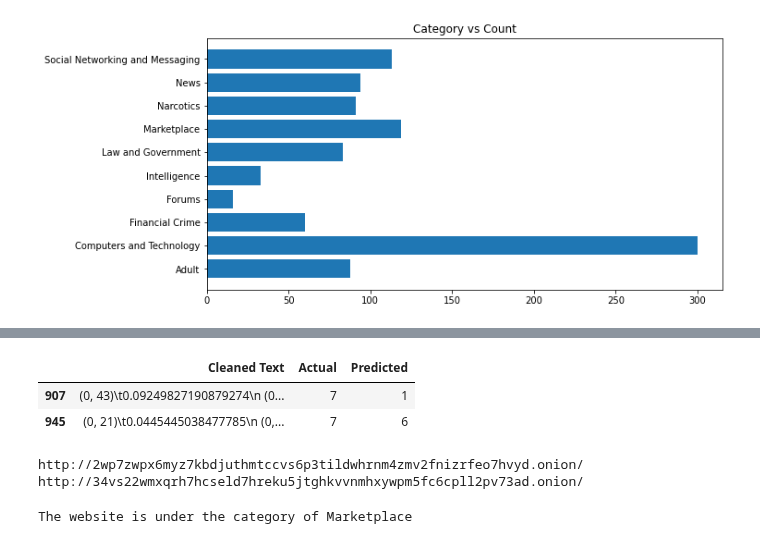
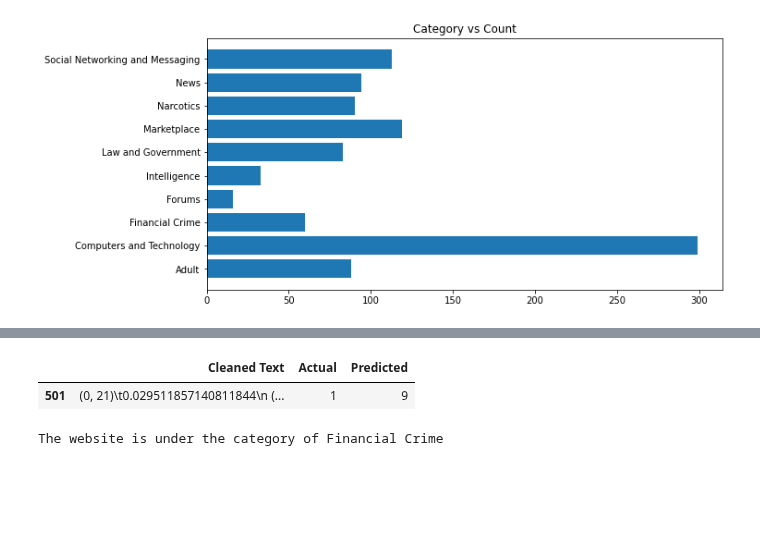
Before and after one commit to Shreyas-hacker/Webpages, a Jupyter notebook: model_MNB/SImple.ipynb, the cells around one changed output, grey strips where cells are left out. Drawn from its saved outputs; the diff is of its cells as text; code cells hidden in the pictures; blank space fills up the shorter version.

```diff
--- a/model_MNB/SImple.ipynb
+++ b/model_MNB/SImple.ipynb
@@ -109,7 +109,7 @@ df['cleaned_website_text'] = df['cleaned_website_text'].apply(lambda x: re.sub(r
 df['cleaned_website_text'] = df['cleaned_website_text'].apply(lambda x: re.sub(r'\s+',' ',x))
 df['cleaned_website_text'] = df['cleaned_website_text'].apply(lambda x: word_tokenize(x))
 df['cleaned_website_text'] = df['cleaned_website_text'].apply(lambda x: [word for word in x if word not in stop_words])
-df['cleaned_website_text'] = df['cleaned_website_text'].apply(lambda x: [word for word in x if len(word)>3])
+df['cleaned_website_text'] = df['cleaned_website_text'].apply(lambda x: [word for word in x if len(word)>2])
 df['cleaned_website_text'] = df['cleaned_website_text'].apply(lambda x: lemmatize_words(x))
 # df['cleaned_website_text'] = df['cleaned_website_text'].apply(lambda x: [lem.lemmatize(word) for word in x])
 df['cleaned_website_text'] = df['cleaned_website_text'].apply(lambda x: ' '.join(x))
@@ -232,7 +232,7 @@ F1 score: 0.9223137227876557
 ----------------------------------
 # %%
 from sklearn.feature_selection import chi2
-k = 5000
+k = 4000
 chi2_selector = SelectKBest(score_func=chi2, k=k)
 
 X_train_selected = chi2_selector.fit_transform(tf_id_train, y_train)
@@ -240,6 +240,6 @@ X_test_selected = chi2_selector.transform(tf_id_test)
 # %%
 # model = MultinomialNB(alpha=0.1)
 # model = SVC(C=10, kernel='linear')
-model = SGDClassifier(alpha=0.0001,max_iter=2000, penalty='elasticnet')
+model = SGDClassifier(alpha=0.0001,max_iter=3000, penalty='l2')
 model.fit(X_train_selected,y_train)
 # %% [output]
@@ -283,18 +283,11 @@ weighted avg       0.94      0.93      0.93       200
 # %%
 pd.set_option('display.max_rows', None)
-predictions = model.predict(tf_id_test)
+predictions = model.predict(X_test_selected)
 results = pd.DataFrame({'Cleaned Text':tf_id_test,'Actual':y_test,'Predicted':predictions})
-results[(results['Actual']==7) & (results['Actual']!=results['Predicted'])]
+results[(results['Actual']==1) & (results['Actual']!=results['Predicted'])]
 # %% [output]
 |  | Cleaned Text | Actual | Predicted |
-| 907 | (0, 43)\t0.09249827190879274\n (0... | 7 | 1 |
-| 945 | (0, 21)\t0.0445445038477785\n (0,... | 7 | 6 |
+| 501 | (0, 21)\t0.029511857140811844\n (... | 1 | 9 |
-# %%
-for i in df.iloc[results[(results['Actual']==7) & (results['Actual']!=results['Predicted'])].index]['website_url']:
-    print(i)
-# %% [output]
-http://2wp7zwpx6myz7kbdjuthmtccvs6p3tildwhrnm4zmv2fnizrfeo7hvyd.onion/
-http://34vs22wmxqrh7hcseld7hreku5jtghkvvnmhxywpm5fc6cpll2pv73ad.onion/
 # %%
 from bs4 import BeautifulSoup
 import bs4 as bs4
@@ -419,9 +412,9 @@ def website_prediction(website,model):
         print(e)
         print("Connection Timeout")
 # %%
-website_prediction('https://www.amazon.com',model)
+website_prediction('https://altenens.is/',model)
 # %% [output]
-The website is under the category of Marketplace
+The website is under the category of Financial Crime
 # %%
 import pickle
 
```
Also changed, not shown: parts of 7 cells of this notebook, 6 other files.
